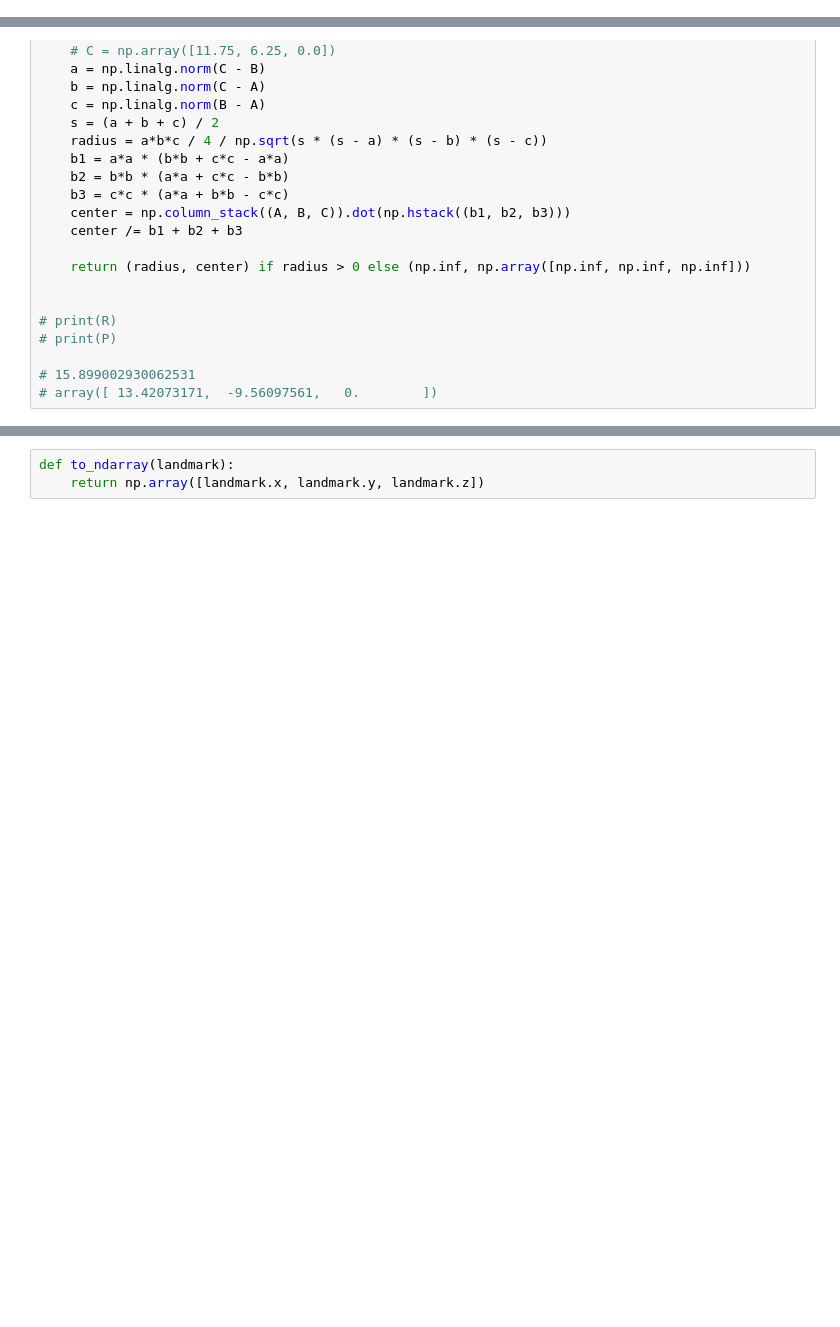
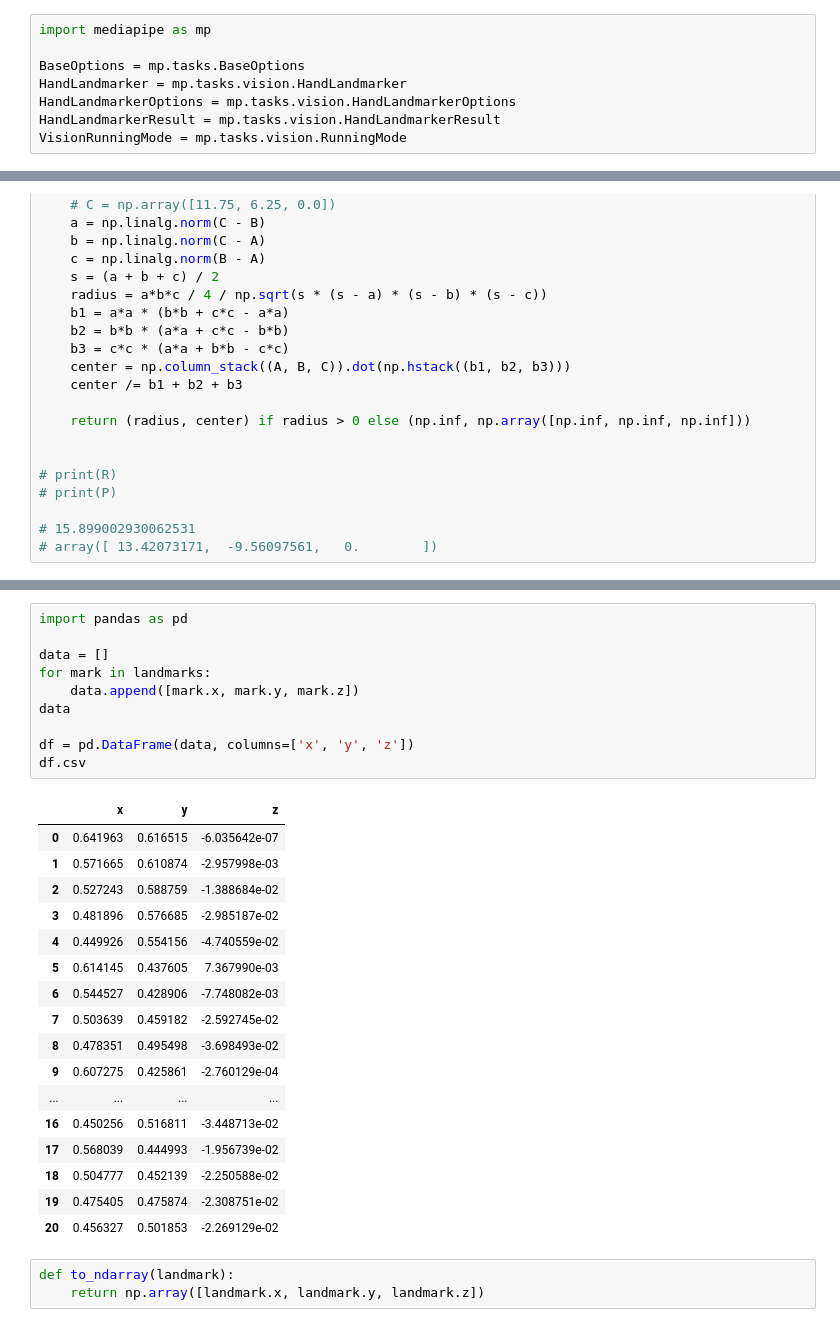
Before and after one commit to yewontree/OSS-project-13, a Jupyter notebook: notebook/4.code_test.ipynb, the cells around one changed output, grey strips where cells are left out. Saved outputs shown, nothing was run; the diff lists cells and outputs as text; blank space fills up the shorter version.

```diff
--- a/notebook/4.code_test.ipynb
+++ b/notebook/4.code_test.ipynb
@@ -0,0 +251,8 @@
+# %%
+import mediapipe as mp
+
+BaseOptions = mp.tasks.BaseOptions
+HandLandmarker = mp.tasks.vision.HandLandmarker
+HandLandmarkerOptions = mp.tasks.vision.HandLandmarkerOptions
+HandLandmarkerResult = mp.tasks.vision.HandLandmarkerResult
+VisionRunningMode = mp.tasks.vision.RunningMode
@@ -93,3 +527,31 @@ landmarks = np.array(results.hand_landmarks[0])
+# %%
+import pandas as pd
+
+data = []
+for mark in landmarks:
+    data.append([mark.x, mark.y, mark.z])
+data
+
+df = pd.DataFrame(data, columns=['x', 'y', 'z'])
+df.csv
+# %% [output]
+|  | x | y | z |
+| 0 | 0.641963 | 0.616515 | -6.035642e-07 |
+| 1 | 0.571665 | 0.610874 | -2.957998e-03 |
+| 2 | 0.527243 | 0.588759 | -1.388684e-02 |
+| 3 | 0.481896 | 0.576685 | -2.985187e-02 |
+| 4 | 0.449926 | 0.554156 | -4.740559e-02 |
+| 5 | 0.614145 | 0.437605 | 7.367990e-03 |
+| 6 | 0.544527 | 0.428906 | -7.748082e-03 |
+| 7 | 0.503639 | 0.459182 | -2.592745e-02 |
+| 8 | 0.478351 | 0.495498 | -3.698493e-02 |
+| 9 | 0.607275 | 0.425861 | -2.760129e-04 |
+| ... | ... | ... | ... |
+| 16 | 0.450256 | 0.516811 | -3.448713e-02 |
+| 17 | 0.568039 | 0.444993 | -1.956739e-02 |
+| 18 | 0.504777 | 0.452139 | -2.250588e-02 |
+| 19 | 0.475405 | 0.475874 | -2.308751e-02 |
+| 20 | 0.456327 | 0.501853 | -2.269129e-02 |
 # %%
 def to_ndarray(landmark):
     return np.array([landmark.x, landmark.y, landmark.z])
```
Also changed, not shown: parts of 32 cells of this notebook, 10 other files.
